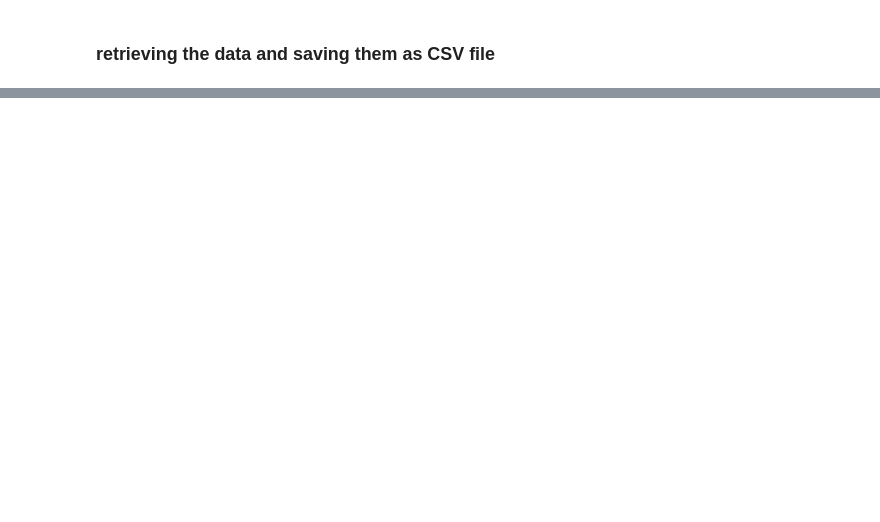
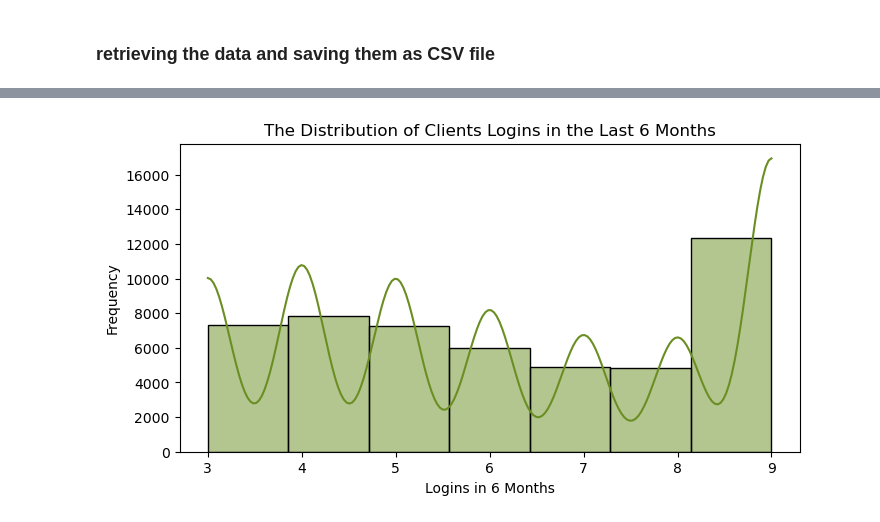
Before and after one commit to MustafaAldabbas/Project-Two-Big, a Jupyter notebook: Notebooks/Mustafa.ipynb, the cells around one changed output, grey strips where cells are left out. Drawn from its saved outputs; the diff is of its cells as text; code cells hidden in the pictures; blank space fills up the shorter version.

```diff
--- a/Notebooks/Mustafa.ipynb
+++ b/Notebooks/Mustafa.ipynb
@@ -255,0 +308,10 @@ missing_values_web_data, missing_values_experiment_clients, missing_values_demo
+# %%
+# Distribution of Logins in the last 6 months
+plt.figure(figsize=(8, 4))
+sns.histplot(df_merged['logons_6_mnth'],color='olivedrab', bins=7, kde=True)
+plt.title('The Distribution of Clients Logins in the Last 6 Months')
+plt.xlabel('Logins in 6 Months')
+plt.ylabel('Frequency')
+plt.show()
+# %% [output]
+[figure, added]
```
Also changed, not shown: parts of 51 cells of this notebook.
